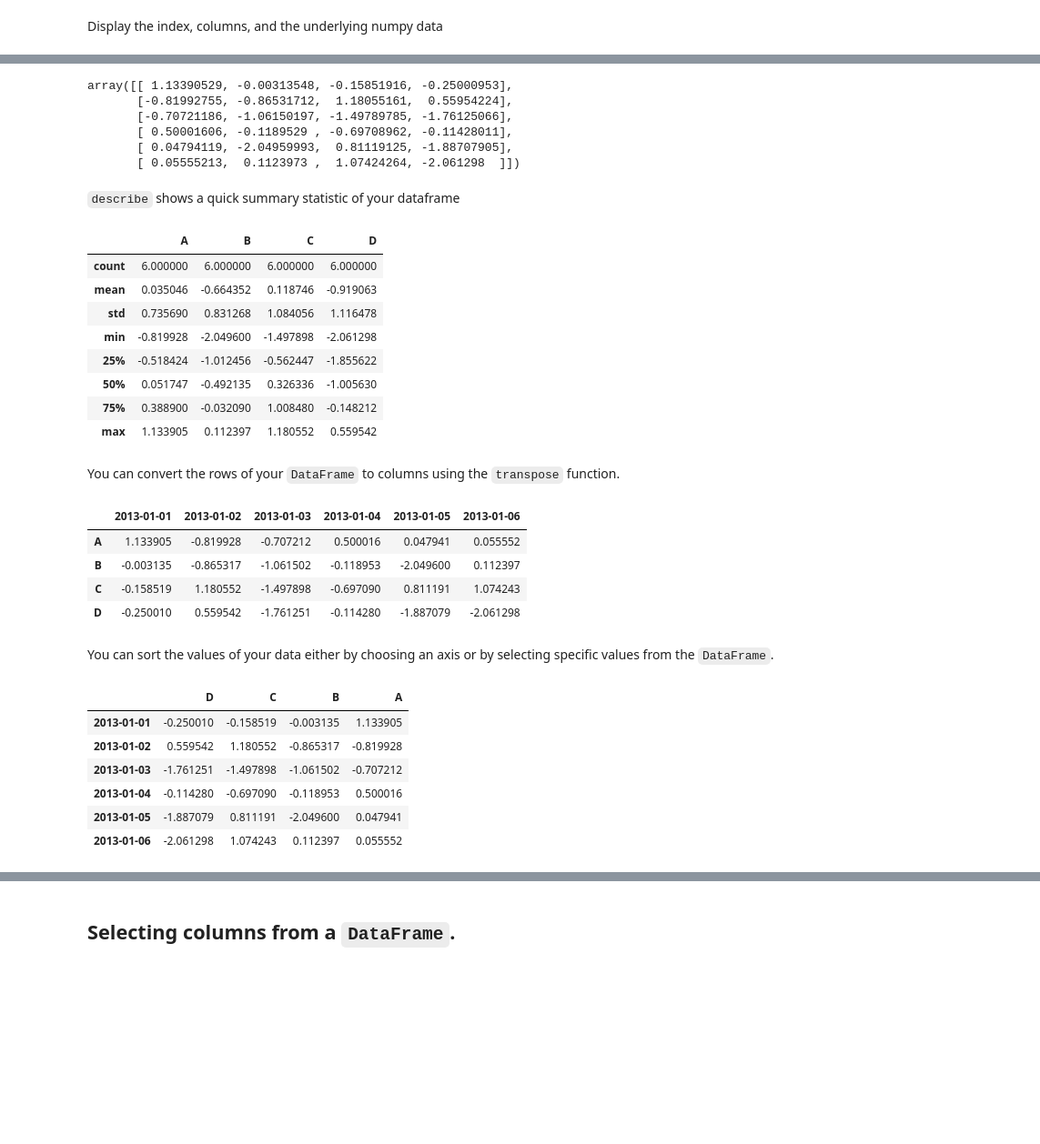
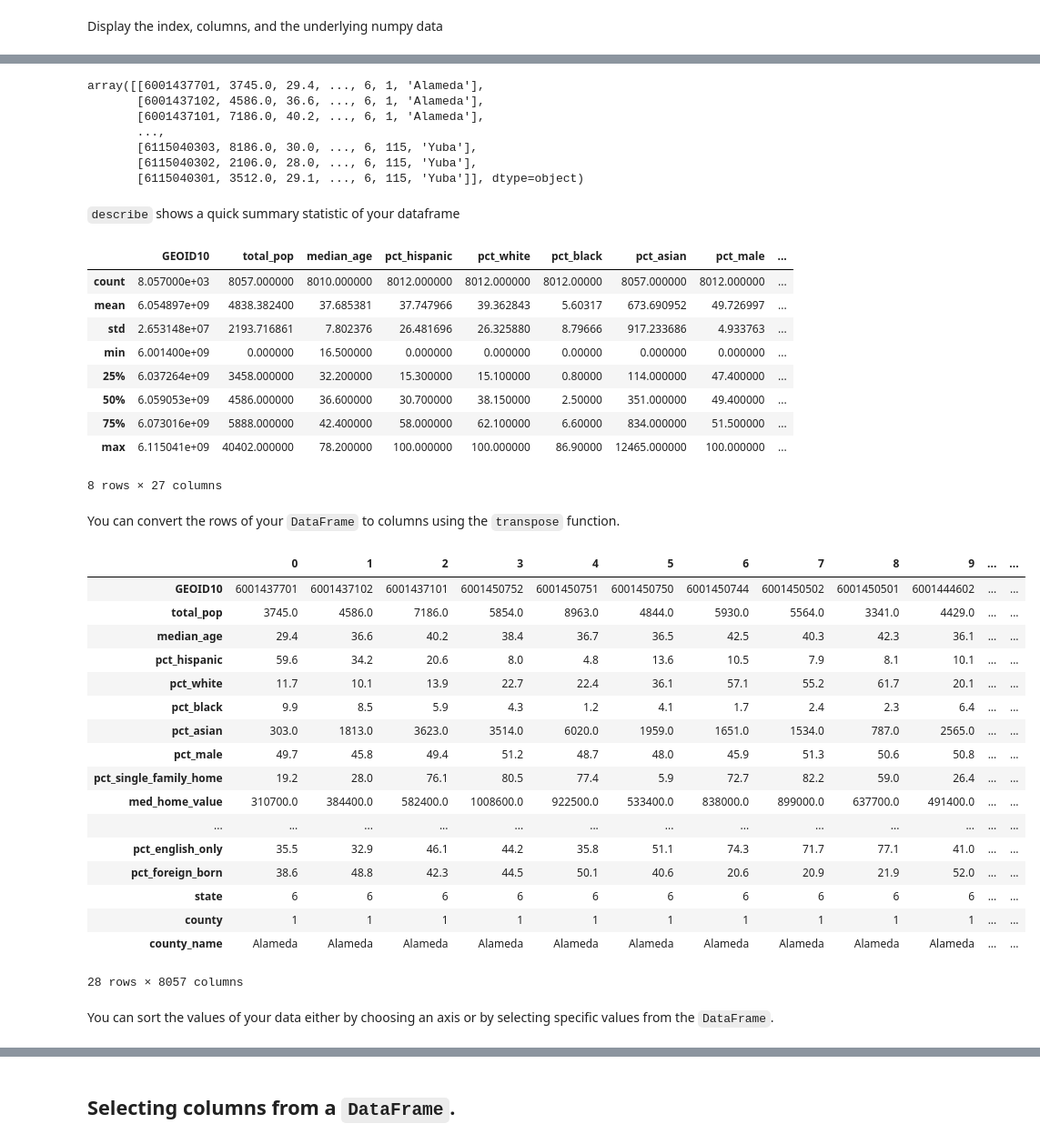
Before and after one commit to Avipsa1/UPPP275-Notebooks, a Jupyter notebook: More_pandas_functionalities.ipynb, the cells around one changed output, grey strips where cells are left out. Shown at 91% size. Saved outputs shown, nothing was run; the diff lists cells and outputs as text; code cells hidden in the pictures; blank space fills up the shorter version.

```diff
--- a/More_pandas_functionalities.ipynb
+++ b/More_pandas_functionalities.ipynb
@@ -58,0 +12,3 @@ df2
+# %%
+ tracts = pd.read_csv("CA_census_tracts.csv")
+ tracts
@@ -103,46 +92,51 @@ Index(['A', 'B', 'C', 'D'], dtype='object')
 # %%
-df.values
+tracts.values
 # %% [output]
-array([[ 1.13390529, -0.00313548, -0.15851916, -0.25000953],
-       [-0.81992755, -0.86531712,  1.18055161,  0.55954224],
-       [-0.70721186, -1.06150197, -1.49789785, -1.76125066],
-       [ 0.50001606, -0.1189529 , -0.69708962, -0.11428011],
-       [ 0.04794119, -2.04959993,  0.81119125, -1.88707905],
-       [ 0.05555213,  0.1123973 ,  1.07424264, -2.061298  ]])
+array([[6001437701, 3745.0, 29.4, ..., 6, 1, 'Alameda'],
+       [6001437102, 4586.0, 36.6, ..., 6, 1, 'Alameda'],
+       [6001437101, 7186.0, 40.2, ..., 6, 1, 'Alameda'],
+       ...,
+       [6115040303, 8186.0, 30.0, ..., 6, 115, 'Yuba'],
+       [6115040302, 2106.0, 28.0, ..., 6, 115, 'Yuba'],
+       [6115040301, 3512.0, 29.1, ..., 6, 115, 'Yuba']], dtype=object)
 # %% [markdown]
 `describe` shows a quick summary statistic of your dataframe
 # %%
-df.describe()
+tracts.describe()
 # %% [output]
-|  | A | B | C | D |
-| count | 6.000000 | 6.000000 | 6.000000 | 6.000000 |
-| mean | 0.035046 | -0.664352 | 0.118746 | -0.919063 |
-| std | 0.735690 | 0.831268 | 1.084056 | 1.116478 |
-| min | -0.819928 | -2.049600 | -1.497898 | -2.061298 |
-| 25% | -0.518424 | -1.012456 | -0.562447 | -1.855622 |
-| 50% | 0.051747 | -0.492135 | 0.326336 | -1.005630 |
-| 75% | 0.388900 | -0.032090 | 1.008480 | -0.148212 |
-| max | 1.133905 | 0.112397 | 1.180552 | 0.559542 |
+|  | GEOID10 | total_pop | median_age | pct_hispanic | pct_white | pct_black | pct_asian | pct_male | ... |
+| count | 8.057000e+03 | 8057.000000 | 8010.000000 | 8012.000000 | 8012.000000 | 8012.00000 | 8057.000000 | 8012.000000 | ... |
+| mean | 6.054897e+09 | 4838.382400 | 37.685381 | 37.747966 | 39.362843 | 5.60317 | 673.690952 | 49.726997 | ... |
+| std | 2.653148e+07 | 2193.716861 | 7.802376 | 26.481696 | 26.325880 | 8.79666 | 917.233686 | 4.933763 | ... |
+| min | 6.001400e+09 | 0.000000 | 16.500000 | 0.000000 | 0.000000 | 0.00000 | 0.000000 | 0.000000 | ... |
+| 25% | 6.037264e+09 | 3458.000000 | 32.200000 | 15.300000 | 15.100000 | 0.80000 | 114.000000 | 47.400000 | ... |
+| 50% | 6.059053e+09 | 4586.000000 | 36.600000 | 30.700000 | 38.150000 | 2.50000 | 351.000000 | 49.400000 | ... |
+| 75% | 6.073016e+09 | 5888.000000 | 42.400000 | 58.000000 | 62.100000 | 6.60000 | 834.000000 | 51.500000 | ... |
+| max | 6.115041e+09 | 40402.000000 | 78.200000 | 100.000000 | 100.000000 | 86.90000 | 12465.000000 | 100.000000 | ... |
+8 rows × 27 columns
 # %% [markdown]
 You can convert the rows of your `DataFrame` to columns using the `transpose` function.
 # %%
-df.T
+tracts.T
 # %% [output]
-|  | 2013-01-01 | 2013-01-02 | 2013-01-03 | 2013-01-04 | 2013-01-05 | 2013-01-06 |
-| A | 1.133905 | -0.819928 | -0.707212 | 0.500016 | 0.047941 | 0.055552 |
-| B | -0.003135 | -0.865317 | -1.061502 | -0.118953 | -2.049600 | 0.112397 |
-| C | -0.158519 | 1.180552 | -1.497898 | -0.697090 | 0.811191 | 1.074243 |
-| D | -0.250010 | 0.559542 | -1.761251 | -0.114280 | -1.887079 | -2.061298 |
+|  | 0 | 1 | 2 | 3 | 4 | 5 | 6 | 7 | 8 | 9 | ... | ... |
+| GEOID10 | 6001437701 | 6001437102 | 6001437101 | 6001450752 | 6001450751 | 6001450750 | 6001450744 | 6001450502 | 6001450501 | 6001444602 | ... | ... |
+| total_pop | 3745.0 | 4586.0 | 7186.0 | 5854.0 | 8963.0 | 4844.0 | 5930.0 | 5564.0 | 3341.0 | 4429.0 | ... | ... |
+| median_age | 29.4 | 36.6 | 40.2 | 38.4 | 36.7 | 36.5 | 42.5 | 40.3 | 42.3 | 36.1 | ... | ... |
+| pct_hispanic | 59.6 | 34.2 | 20.6 | 8.0 | 4.8 | 13.6 | 10.5 | 7.9 | 8.1 | 10.1 | ... | ... |
+| pct_white | 11.7 | 10.1 | 13.9 | 22.7 | 22.4 | 36.1 | 57.1 | 55.2 | 61.7 | 20.1 | ... | ... |
+| pct_black | 9.9 | 8.5 | 5.9 | 4.3 | 1.2 | 4.1 | 1.7 | 2.4 | 2.3 | 6.4 | ... | ... |
+| pct_asian | 303.0 | 1813.0 | 3623.0 | 3514.0 | 6020.0 | 1959.0 | 1651.0 | 1534.0 | 787.0 | 2565.0 | ... | ... |
+| pct_male | 49.7 | 45.8 | 49.4 | 51.2 | 48.7 | 48.0 | 45.9 | 51.3 | 50.6 | 50.8 | ... | ... |
+| pct_single_family_home | 19.2 | 28.0 | 76.1 | 80.5 | 77.4 | 5.9 | 72.7 | 82.2 | 59.0 | 26.4 | ... | ... |
+| med_home_value | 310700.0 | 384400.0 | 582400.0 | 1008600.0 | 922500.0 | 533400.0 | 838000.0 | 899000.0 | 637700.0 | 491400.0 | ... | ... |
+| ... | ... | ... | ... | ... | ... | ... | ... | ... | ... | ... | ... | ... |
+| pct_english_only | 35.5 | 32.9 | 46.1 | 44.2 | 35.8 | 51.1 | 74.3 | 71.7 | 77.1 | 41.0 | ... | ... |
+| pct_foreign_born | 38.6 | 48.8 | 42.3 | 44.5 | 50.1 | 40.6 | 20.6 | 20.9 | 21.9 | 52.0 | ... | ... |
+| state | 6 | 6 | 6 | 6 | 6 | 6 | 6 | 6 | 6 | 6 | ... | ... |
+| county | 1 | 1 | 1 | 1 | 1 | 1 | 1 | 1 | 1 | 1 | ... | ... |
+| county_name | Alameda | Alameda | Alameda | Alameda | Alameda | Alameda | Alameda | Alameda | Alameda | Alameda | ... | ... |
+28 rows × 8057 columns
 # %% [markdown]
 You can sort the values of your data either by choosing an axis or by selecting specific values from the `DataFrame`.
-# %%
-df.sort_index(axis=1, ascending=False)
-# %% [output]
-|  | D | C | B | A |
-| 2013-01-01 | -0.250010 | -0.158519 | -0.003135 | 1.133905 |
-| 2013-01-02 | 0.559542 | 1.180552 | -0.865317 | -0.819928 |
-| 2013-01-03 | -1.761251 | -1.497898 | -1.061502 | -0.707212 |
-| 2013-01-04 | -0.114280 | -0.697090 | -0.118953 | 0.500016 |
-| 2013-01-05 | -1.887079 | 0.811191 | -2.049600 | 0.047941 |
-| 2013-01-06 | -2.061298 | 1.074243 | 0.112397 | 0.055552 |
 # %%
```
Also changed, not shown: parts of 61 cells of this notebook.
